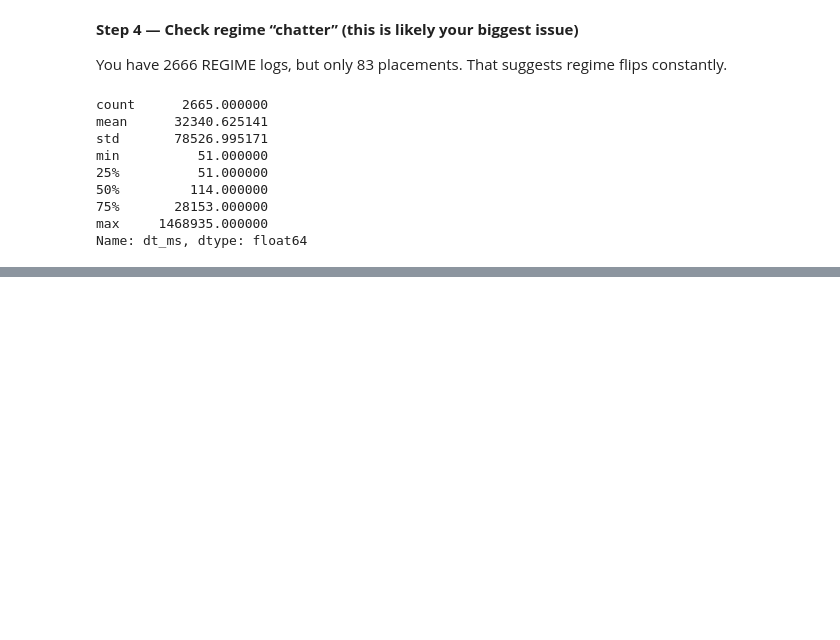
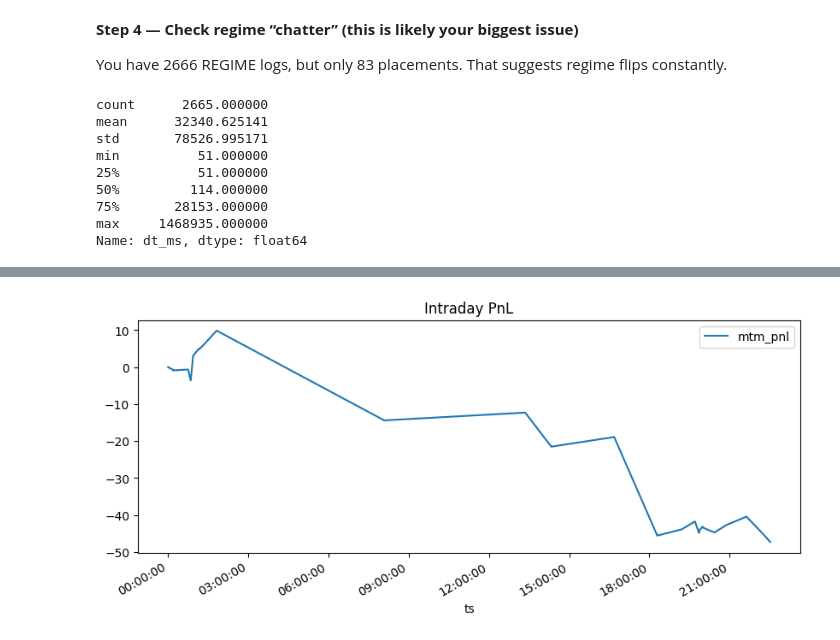
Before and after one commit to chirapok/TokkaAssignment, a Jupyter notebook: notebook/2025-12-12_tokka_backtest.ipynb, the cells around one changed output, grey strips where cells are left out. Drawn from its saved outputs; the diff is of its cells as text; code cells hidden in the pictures; blank space fills up the shorter version.

```diff
--- a/notebook/2025-12-12_tokka_backtest.ipynb
+++ b/notebook/2025-12-12_tokka_backtest.ipynb
@@ -696,0 +850,18 @@ Name: dt_ms, dtype: float64
+# %%
+fills = log_df.query("action=='FILL'").copy()
+fills = fills.sort_values("ts_us")
+
+fills = pd.merge_asof(
+    fills,
+    quotes[["ts_us", "mid"]],
+    on="ts_us",
+    direction="backward",
+    allow_exact_matches=True
+)
+fills.head()
+# fills["signed_qty"] = np.where(fills.side == "buy", fills.qty, -fills.qty)
+# fills["cash"] = -fills.signed_qty * fills.price
+
+# fills["cum_cash"] = fills.cash.cumsum()
+# fills["position"] = fills.signed_qty.cumsum()
+# fills.head()
@@ -696,0 +875,17 @@ Name: dt_ms, dtype: float64
+# %%
+fills["signed_qty"] = np.where(
+    fills.side == "buy",
+    fills.qty,
+    -fills.qty
+)
+
+fills["trade_cash"] = -fills.signed_qty * fills.price
+fills["net_cash"] = fills.trade_cash - fills.fee
+
+fills["cum_cash"] = fills.net_cash.cumsum()
+fills["position"] = fills.signed_qty.cumsum()
+
+fills["mtm_pnl"] = fills.cum_cash + fills.position * fills.mid
+
+fills["fee_bps"] = fills.fee / (fills.qty * fills.price) * 1e4
+fills["fee_bps"].describe()
@@ -696,0 +902,12 @@ Name: dt_ms, dtype: float64
+# %%
+pnl_curve = fills[["ts_us", "mtm_pnl", "mid"]].copy()
+pnl_curve["ts"] = pd.to_datetime(pnl_curve.ts_us, unit="us")
+
+ax = pnl_curve.plot(x="ts", y="mtm_pnl", figsize=(10,4), title="Intraday PnL")
+ax.xaxis.set_major_formatter(mdates.DateFormatter('%H:%M:%S'))
+plt.gcf().autofmt_xdate()
+plt.show()
+
+# pnl_curve.plot(x="ts", y="mtm_pnl", figsize=(10,4), title="Intraday MTM PnL")
+# %% [output]
+[figure, added]
```
Also changed, not shown: parts of 35 cells of this notebook, 2 other files.
